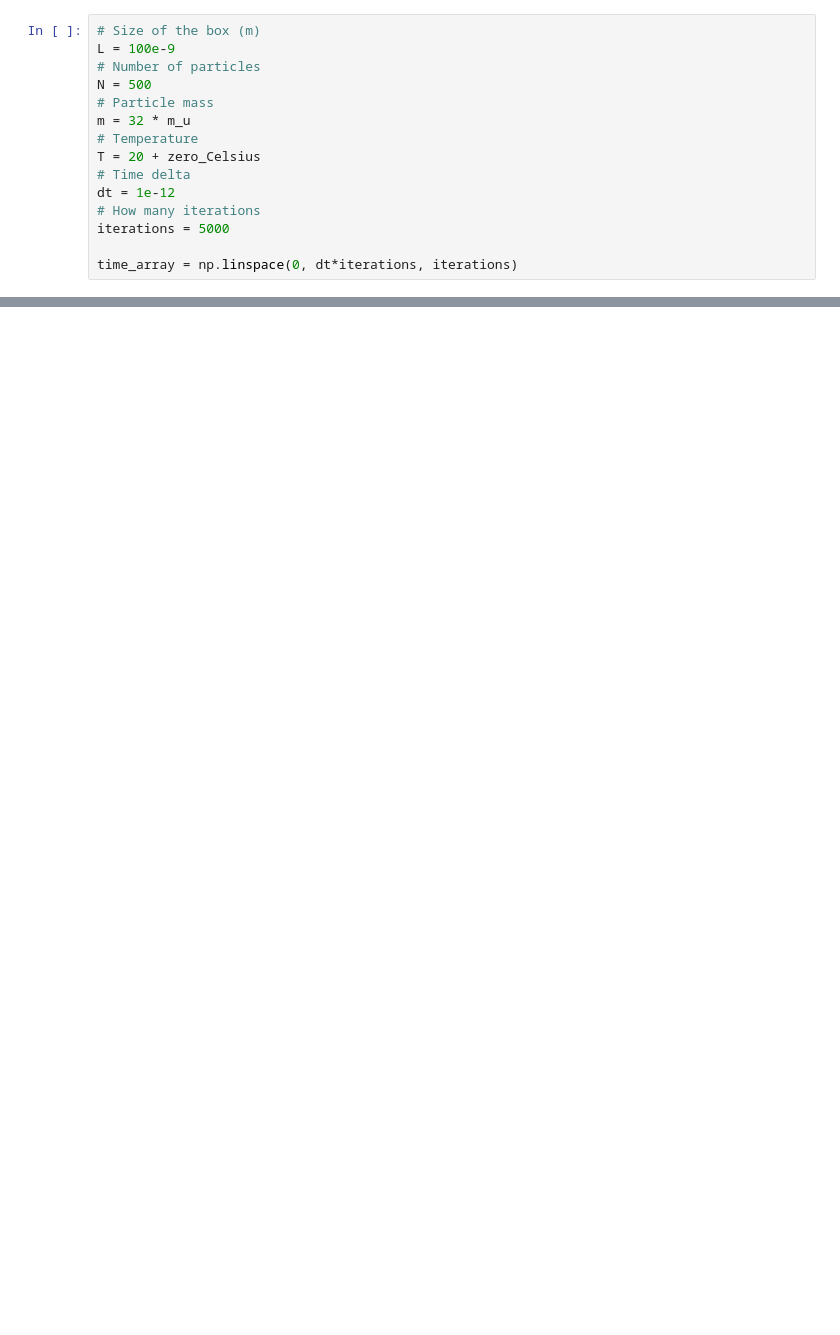
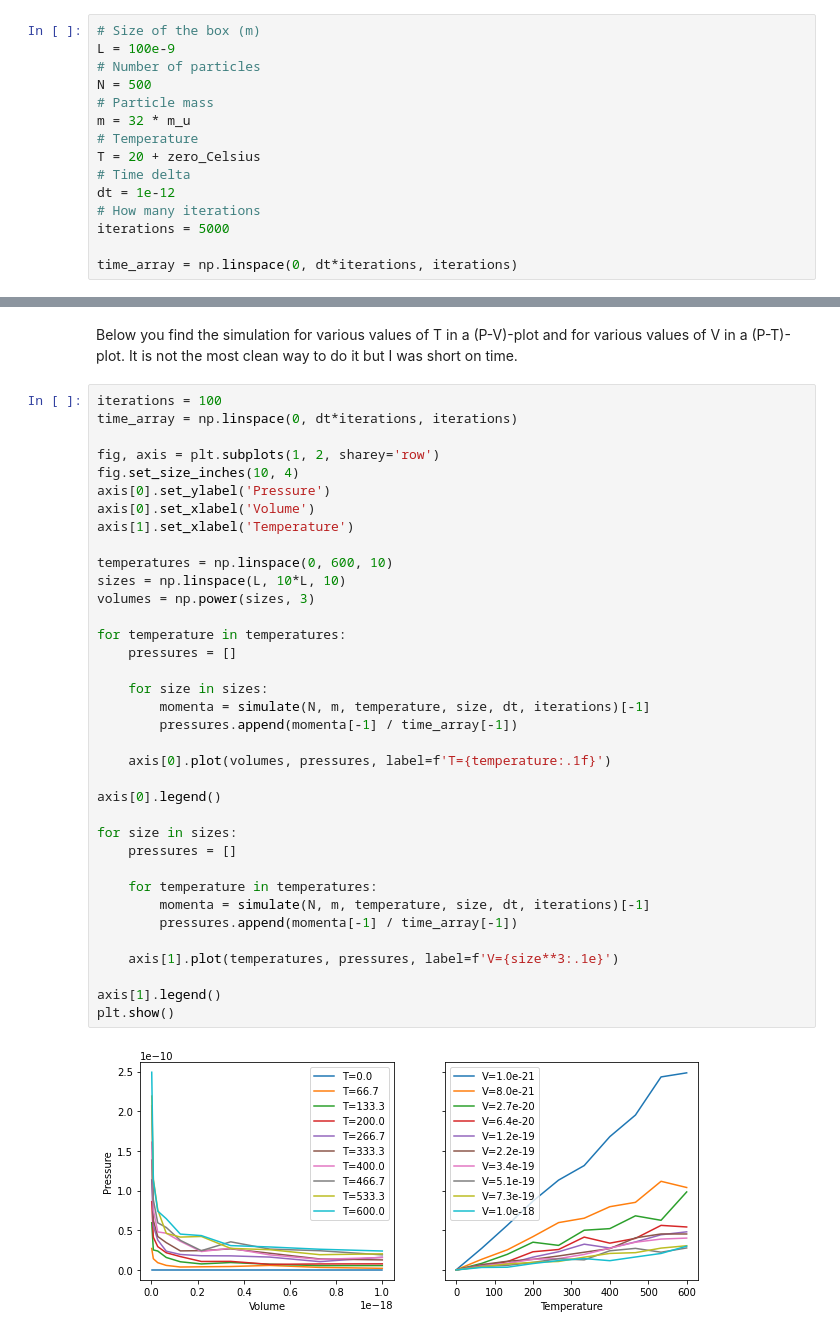
Before and after one commit to jvdoorn/SP1, a Jupyter notebook: problem45.ipynb, the cells around one changed output, grey strips where cells are left out. Cells and saved outputs as stored; diff of their text form; blank space fills up the shorter version.

```diff
--- a/problem45.ipynb
+++ b/problem45.ipynb
@@ -111,0 +105,40 @@ Pressure: 2.024e+03
+# %% [markdown]
+Below you find the simulation for various values of T in a (P-V)-plot and for various values of V in a (P-T)-plot. It is not the most clean way to do it but I was short on time.
+# %%
+iterations = 100
+time_array = np.linspace(0, dt*iterations, iterations)
+
+fig, axis = plt.subplots(1, 2, sharey='row')
+fig.set_size_inches(10, 4)
+axis[0].set_ylabel('Pressure')
+axis[0].set_xlabel('Volume')
+axis[1].set_xlabel('Temperature')
+
+temperatures = np.linspace(0, 600, 10)
+sizes = np.linspace(L, 10*L, 10)
+volumes = np.power(sizes, 3)
+
+for temperature in temperatures:
+    pressures = []
+
+    for size in sizes:
+        momenta = simulate(N, m, temperature, size, dt, iterations)[-1]
+        pressures.append(momenta[-1] / time_array[-1])
+
+    axis[0].plot(volumes, pressures, label=f'T={temperature:.1f}')
+
+axis[0].legend()
+
+for size in sizes:
+    pressures = []
+
+    for temperature in temperatures:
+        momenta = simulate(N, m, temperature, size, dt, iterations)[-1]
+        pressures.append(momenta[-1] / time_array[-1])
+
+    axis[1].plot(temperatures, pressures, label=f'V={size**3:.1e}')
+
+axis[1].legend()
+plt.show()
+# %% [output]
+[figure, added]
```
Also changed, not shown: parts of 12 cells of this notebook.
